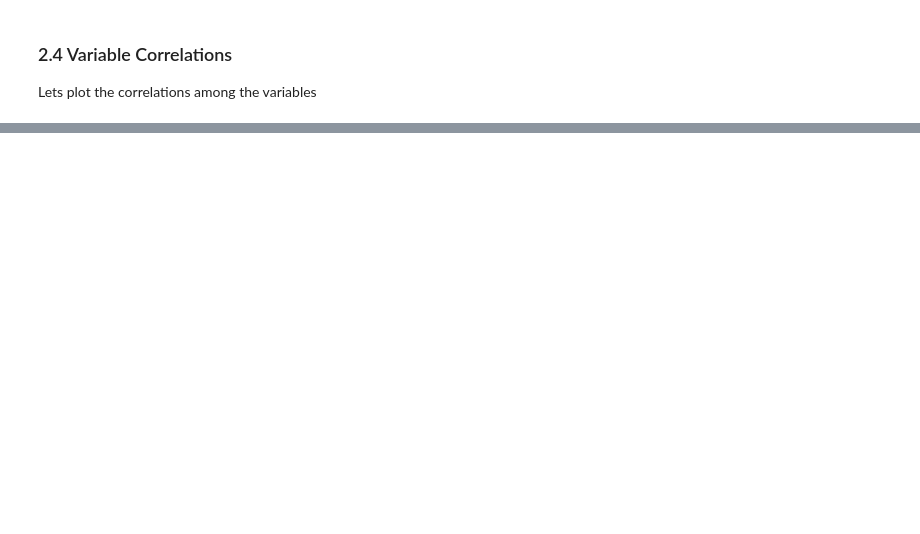
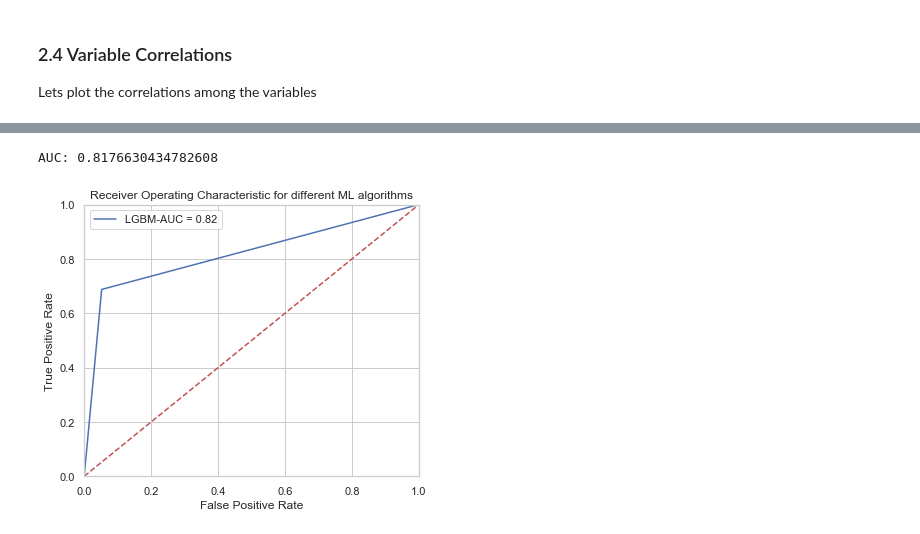
Before and after one commit to shivam5992/aster, a Jupyter notebook: new.ipynb, the cells around one changed output, grey strips where cells are left out. Cells and saved outputs as stored; diff of their text form; code cells hidden in the pictures; blank space fills up the shorter version.

```diff
--- a/new.ipynb
+++ b/new.ipynb
@@ -120,0 +172,9 @@ sns.heatmap(corr, mask=mask, cmap=cmap, vmax=.3, center=0,
+# %%
+if tag != "text":
+    ## for numerical columns, replace the missing values by mean
+    train_df[num_cols] = train_df[num_cols].fillna(train_df[num_cols].mean())
+    test_df[num_cols] = test_df[num_cols].fillna(test_df[num_cols].mean())
+
+    ## for categorical columns, replace the missing values by mode
+    train_df[cat_cols] = train_df[cat_cols].fillna(train_df[cat_cols].mode())
+    test_df[cat_cols] = test_df[cat_cols].fillna(test_df[cat_cols].mode())
@@ -120,0 +185,10 @@ sns.heatmap(corr, mask=mask, cmap=cmap, vmax=.3, center=0,
+# %%
+if tag == "text":
+    tfidf = TfidfVectorizer(min_df=3,  max_features=None, analyzer='word',
+                        token_pattern=r'\w{1,}', stop_words = 'english')
+    tfidf.fit(list(train_df[textcol].values))
+    xtrain =  tfidf.transform(train_df[textcol].values)
+    xtest =  tfidf.transform(test_df[textcol].values)
+else:
+    xtrain = train_df
+    xtest = test_df
@@ -120,0 +199,2 @@ sns.heatmap(corr, mask=mask, cmap=cmap, vmax=.3, center=0,
+# %%
+X_train, X_valid, y_train, y_valid = train_test_split(xtrain, Y, test_size=0.20, random_state=2018)
@@ -120,0 +209,26 @@ sns.heatmap(corr, mask=mask, cmap=cmap, vmax=.3, center=0,
+# %%
+model = LogisticRegression()
+model.fit(X_train, y_train)
+valp = model.predict(X_valid)
+pred = model.predict(xtest)
+# %%
+auc = roc_auc_score(y_valid, valp)
+print('AUC:', auc)
+
+fpr, tpr, thresholds = roc_curve(y_valid, valp)
+roc_auc = metrics.auc(fpr, tpr)
+
+plt.figure(figsize=(6,5))
+plt.title('Receiver Operating Characteristic for different ML algorithms')
+plt.plot(fpr, tpr, 'b', label = 'LGBM-AUC = %0.2f' % roc_auc)
+plt.legend(loc = 'upper left')
+plt.plot([0, 1], [0, 1],'r--')
+plt.xlim([0, 1])
+plt.ylim([0, 1])
+
+plt.ylabel('True Positive Rate')
+plt.xlabel('False Positive Rate')
+plt.show()
+# %% [output]
+AUC: 0.8176630434782608
+[figure, added]
```
Also changed, not shown: parts of 25 cells of this notebook, 4 other files.
